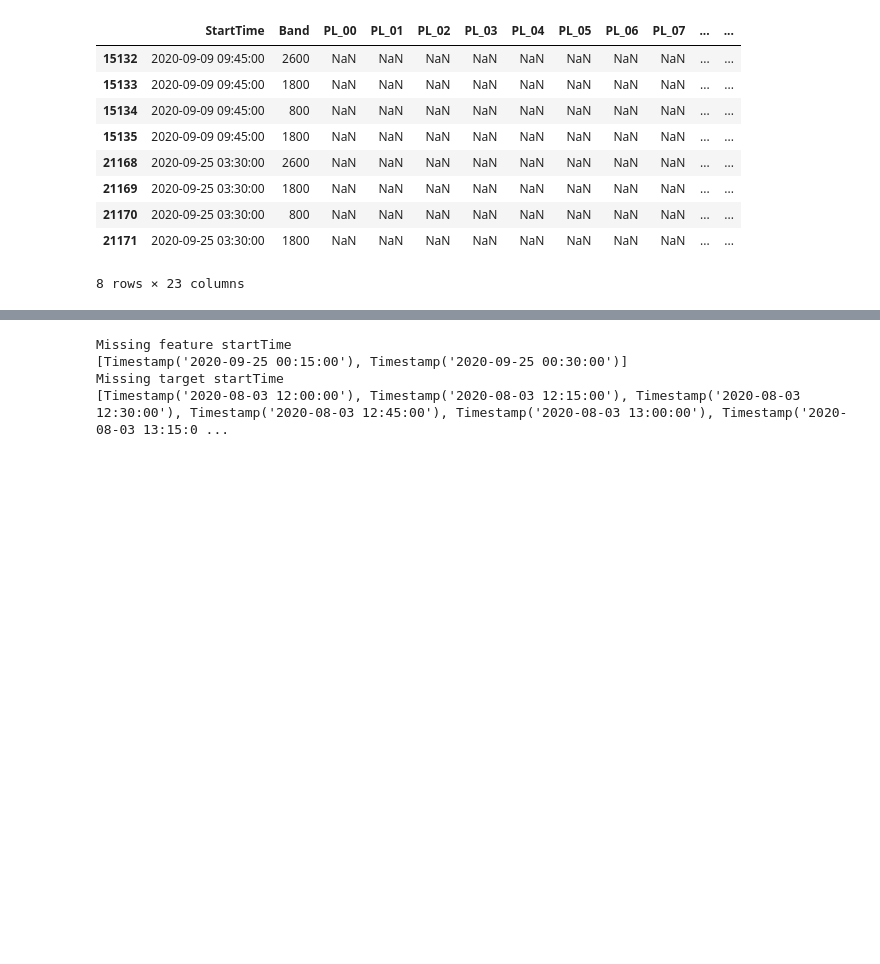
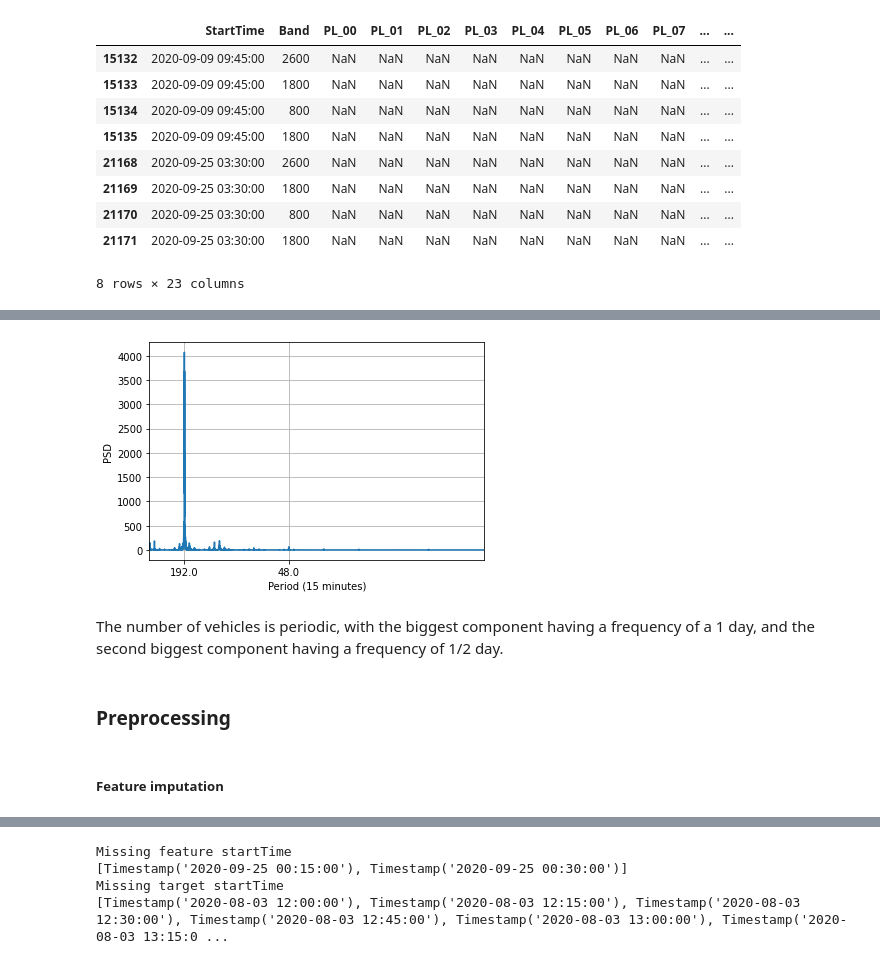
Before and after one commit to acatovic/kth-traffic-counter, a Jupyter notebook: code/TrafficCounter_kasper.ipynb, the cells around one changed output, grey strips where cells are left out. Saved outputs shown, nothing was run; the diff lists cells and outputs as text; code cells hidden in the pictures; blank space fills up the shorter version.

```diff
--- a/code/TrafficCounter_kasper.ipynb
+++ b/code/TrafficCounter_kasper.ipynb
@@ -47,14 +68,0 @@ Series([], Name: StartTime, dtype: int64)
-# %%
-#Pre processing, groupby start Time and add together vehicle count per stationid
-
-targets = groupby_stationid(targets)
-
-#We only want the targets which is within the same time frame as our features
-
-min_startTime = features['StartTime'].min()
-max_startTime = features['StartTime'].max()
-
-print(min_startTime)
-print(max_startTime)
-
-targets = targets[(targets['StartTime'] >= min_startTime) & (targets['StartTime'] <= max_startTime)]
@@ -63,0 +69,24 @@ targets = targets[(targets['StartTime'] >= min_startTime) & (targets['StartTime'
+# %%
+def computePSD(Y):
+    yAC = np.correlate(Y-np.mean(Y), Y-np.mean(Y), mode='full')
+    yAC = yAC/np.max(yAC) # not necessary, but scales large values
+    return np.fft.fft(yAC)
+
+fig = plt.figure();
+ax = fig.add_subplot(111)
+PSD = computePSD(targets['NumberOfVehicles'].to_numpy())
+x_psd = np.arange(0,len(PSD))/len(PSD)
+plt.plot(x_psd,np.abs(PSD))
+plt.ylabel('PSD'); plt.xlabel('Period (15 minutes)'); ax.grid();
+plt.xticks([1/round(1/x_psd[np.abs(PSD).argmax()]),1/48],1/np.array([1/round(1/x_psd[np.abs(PSD).argmax()]),1/48]))
+plt.xlim([0,0.05])
+
+plt.show();
+# %% [output]
+[figure, added]
+# %% [markdown]
+The number of vehicles is periodic, with the biggest component having a frequency of a 1 day, and the second biggest component having a frequency of 1/2 day.
+# %% [markdown]
+### Preprocessing
+# %% [markdown]
+##### Feature imputation
```
Also changed, not shown: parts of 45 cells of this notebook.
